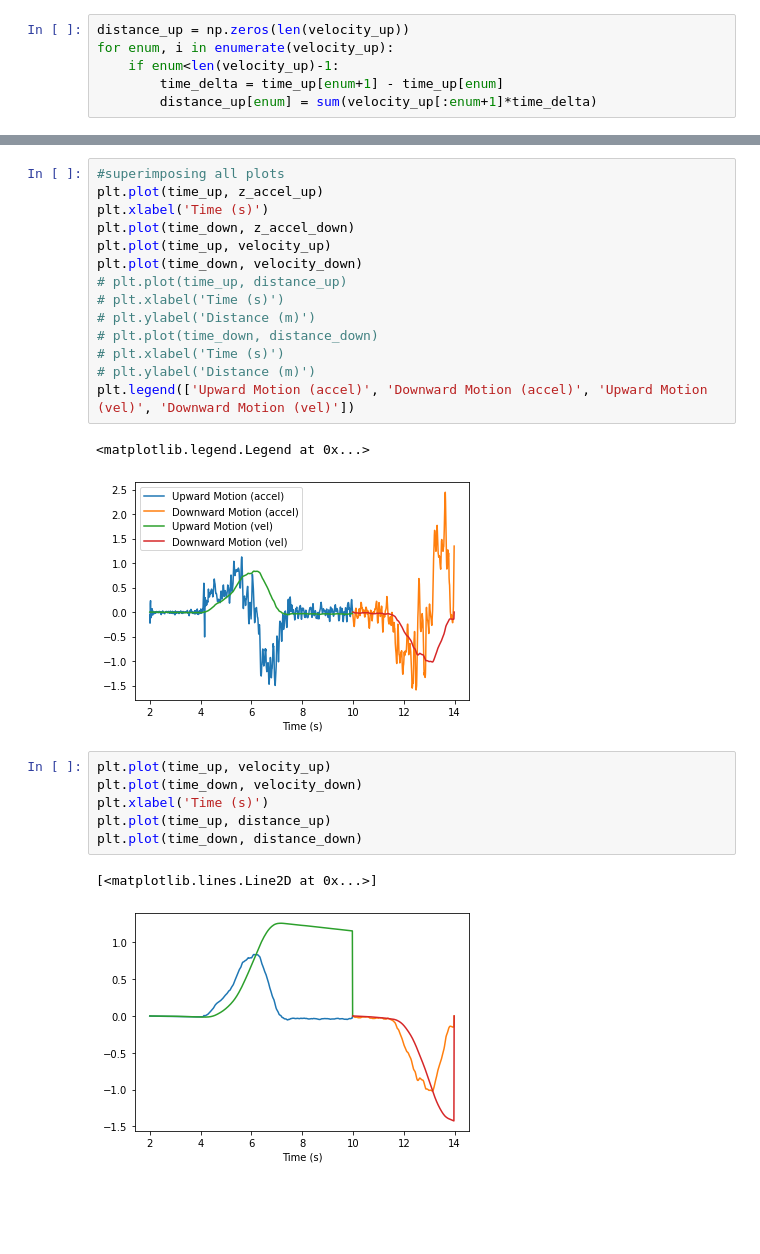
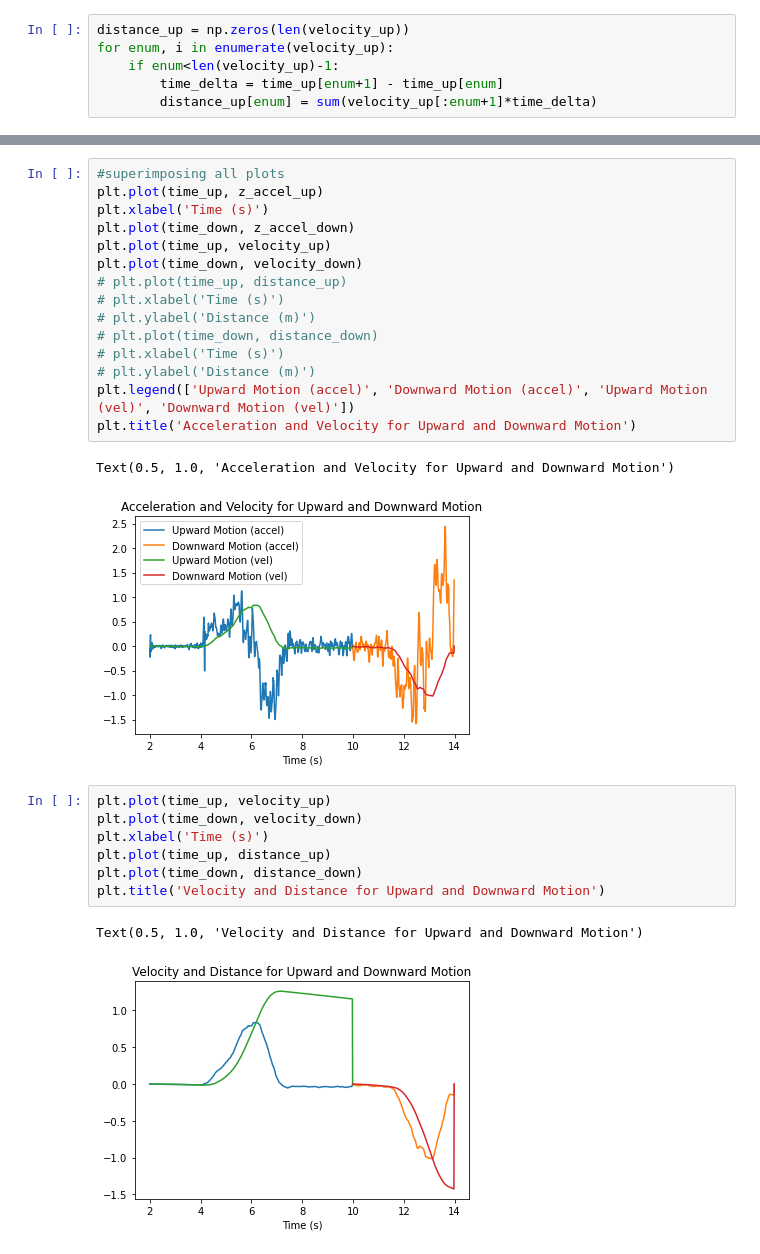
Before and after one commit to udiram/Physics-2P03, a Jupyter notebook: python_assignment/assignment_standard.ipynb, the cells around one changed output, grey strips where cells are left out. Drawn from its saved outputs; the diff is of its cells as text; blank space fills up the shorter version.

```diff
--- a/python_assignment/assignment_standard.ipynb
+++ b/python_assignment/assignment_standard.ipynb
@@ -104,15 +106,17 @@ plt.plot(time_down, velocity_down)
 # plt.xlabel('Time (s)')
 # plt.ylabel('Distance (m)')
 plt.legend(['Upward Motion (accel)', 'Downward Motion (accel)', 'Upward Motion (vel)', 'Downward Motion (vel)'])
+plt.title('Acceleration and Velocity for Upward and Downward Motion')
 # %% [output]
-<matplotlib.legend.Legend at 0x...>
+Text(0.5, 1.0, 'Acceleration and Velocity for Upward and Downward Motion')
-[figure, old version]
+[figure, new version]
 # %%
 plt.plot(time_up, velocity_up)
 plt.plot(time_down, velocity_down)
 plt.xlabel('Time (s)')
 plt.plot(time_up, distance_up)
 plt.plot(time_down, distance_down)
+plt.title('Velocity and Distance for Upward and Downward Motion')
 # %% [output]
-[<matplotlib.lines.Line2D at 0x...>]
+Text(0.5, 1.0, 'Velocity and Distance for Upward and Downward Motion')
-[figure, old version]
+[figure, new version]
```
Also changed, not shown: parts of 2 cells of this notebook, 1 other file.
